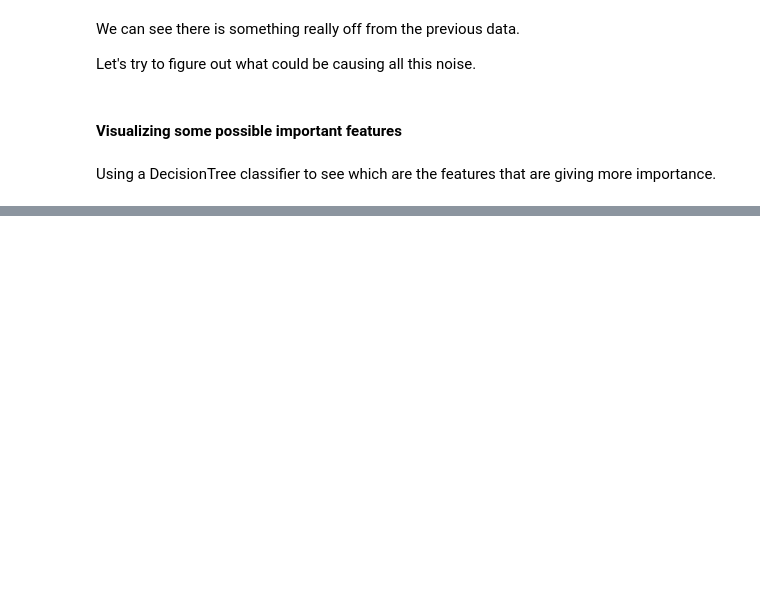
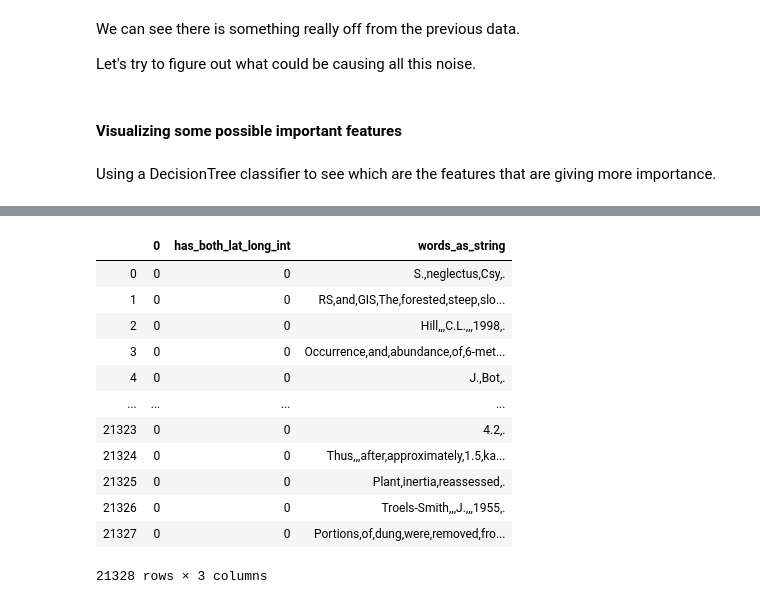
Before and after one commit to throughput-ec/UnacquiredSites, a Jupyter notebook: ML_Record_Mining_JN.ipynb, the cells around one changed output, grey strips where cells are left out. Cells and saved outputs as stored; diff of their text form; code cells hidden in the pictures; blank space fills up the shorter version.

Commit message:
view sentences with predicted label and real label

```diff
--- a/ML_Record_Mining_JN.ipynb
+++ b/ML_Record_Mining_JN.ipynb
@@ -512,0 +532,29 @@ y_
+# %%
+guessed_label = pd.DataFrame(Y_pred)
+# %%
+actual_label = pd.DataFrame(y_test)
+actual_label = actual_label.reset_index()
+# %%
+original_sentence = pd.DataFrame(data_test['words_as_string'])
+original_sentence = original_sentence .reset_index()
+# %%
+new_data = guessed_label.join(actual_label)
+new_data = new_data.drop(columns=['index'])
+# %%
+new_data = new_data.join(original_sentence)
+new_data = new_data.drop(columns=['index'])
+new_data
+# %% [output]
+|  | 0 | has_both_lat_long_int | words_as_string |
+| 0 | 0 | 0 | S.,neglectus,Csy,. |
+| 1 | 0 | 0 | RS,and,GIS,The,forested,steep,slo... |
+| 2 | 0 | 0 | Hill,,,C.L.,,,1998,. |
+| 3 | 0 | 0 | Occurrence,and,abundance,of,6-met... |
+| 4 | 0 | 0 | J.,Bot,. |
+| ... | ... | ... | ... |
+| 21323 | 0 | 0 | 4.2,. |
+| 21324 | 0 | 0 | Thus,,,after,approximately,1.5,ka... |
+| 21325 | 0 | 0 | Plant,inertia,reassessed,. |
+| 21326 | 0 | 0 | Troels-Smith,,,J.,,,1955,. |
+| 21327 | 0 | 0 | Portions,of,dung,were,removed,fro... |
+21328 rows × 3 columns
```
Also changed, not shown: parts of 6 cells of this notebook, 1 other file.
